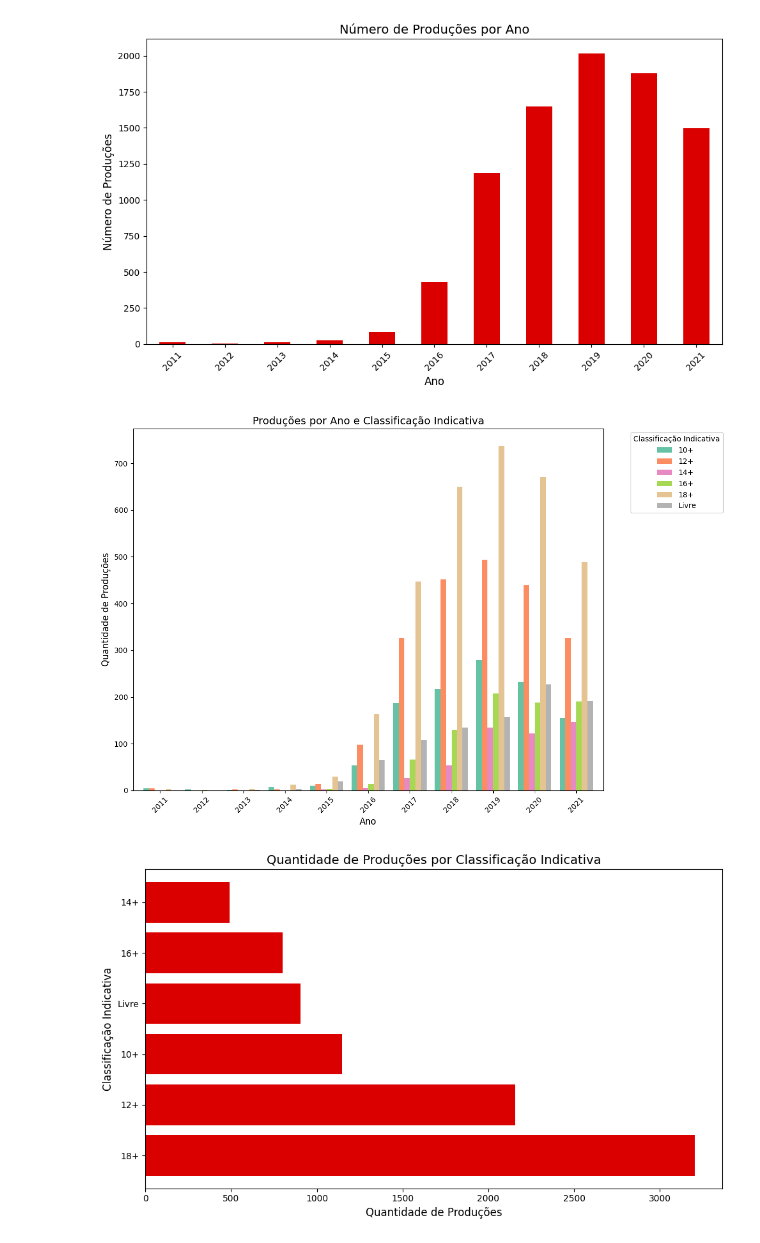
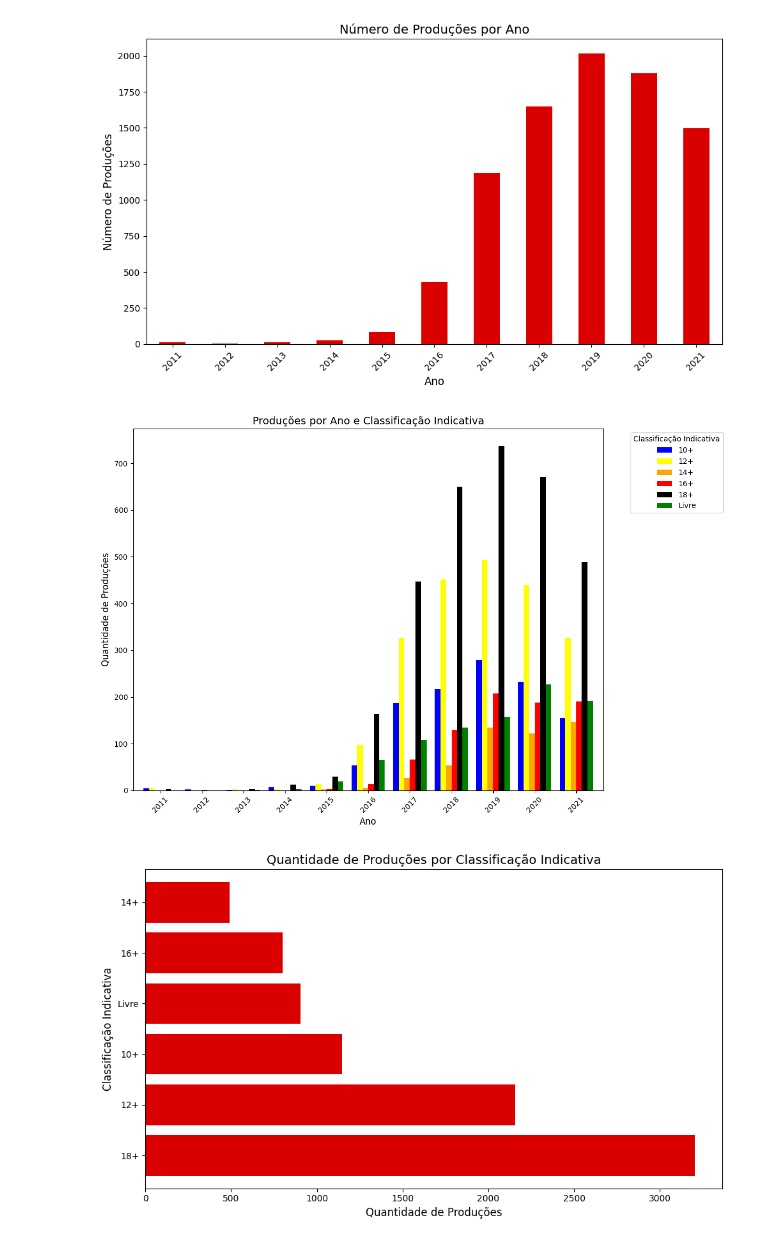
Before and after one commit to gabrielayresdev/Org_Dados, a Jupyter notebook: netflix.ipynb, the cells around one changed output. Cells and saved outputs as stored; diff of their text form; code cells hidden in the pictures.

```diff
--- a/netflix.ipynb
+++ b/netflix.ipynb
@@ -173,33 +173,42 @@ plt.show()
 # %%
 classificacao_convertida = {
     'TV-Y': 'Livre', 'TV-Y7': 'Livre', 'TV-G': 'Livre', 'G': 'Livre', 'TV-Y7-FV': 'Livre',
     'PG': '10+', 'TV-PG': '10+',
     'TV-14': '12+',
     'PG-13': '14+',
     'R': '16+',
     'TV-MA': '18+', 'NC-17': '18+'
 }
 
 df['rating_category'] = df['rating'].map(classificacao_convertida)
 
 df_ultimos_anos = df[df['ano'] >= 2011]
 
 classification_counts = df_ultimos_anos.groupby(['ano', 'rating_category']).size().unstack(fill_value=0)
 
-ax = classification_counts.plot(kind='bar', stacked=False, figsize=(12, 8), width=0.8, colormap='Set2')
+cores_classificacao = {
+    'Livre': 'green',
+    '10+': 'blue',
+    '12+': 'yellow',
+    '14+': 'orange',
+    '16+': 'red',
+    '18+': 'black'
+}
+
+ax = classification_counts.plot(kind='bar', stacked=False, figsize=(12, 8), width=0.8,
+                                color=[cores_classificacao.get(x, 'gray') for x in classification_counts.columns])
 
 ax.set_title('Produções por Ano e Classificação Indicativa', fontsize=14)
 ax.set_xlabel('Ano', fontsize=12)
 ax.set_ylabel('Quantidade de Produções', fontsize=12)
 ax.set_xticklabels(classification_counts.index, rotation=45)
 
 ax.legend(title="Classificação Indicativa", bbox_to_anchor=(1.05, 1), loc='upper left', fontsize=10)
 
 plt.tight_layout()
-
 plt.show()
 # %% [output]
-[figure, old version]
+[figure, new version]
 # %%
 classification_count = df_ultimos_anos['rating_category'].value_counts()
 
```
Also changed, not shown: parts of 2 cells of this notebook, 1 other file.
